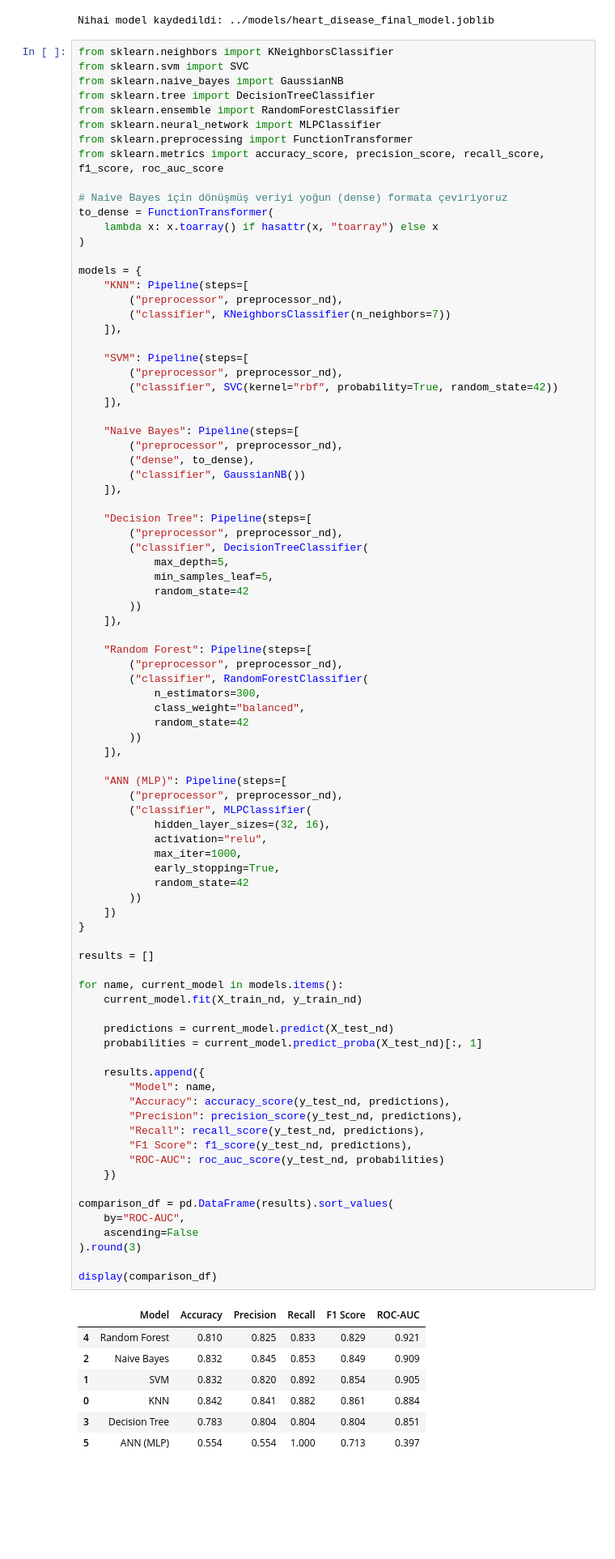
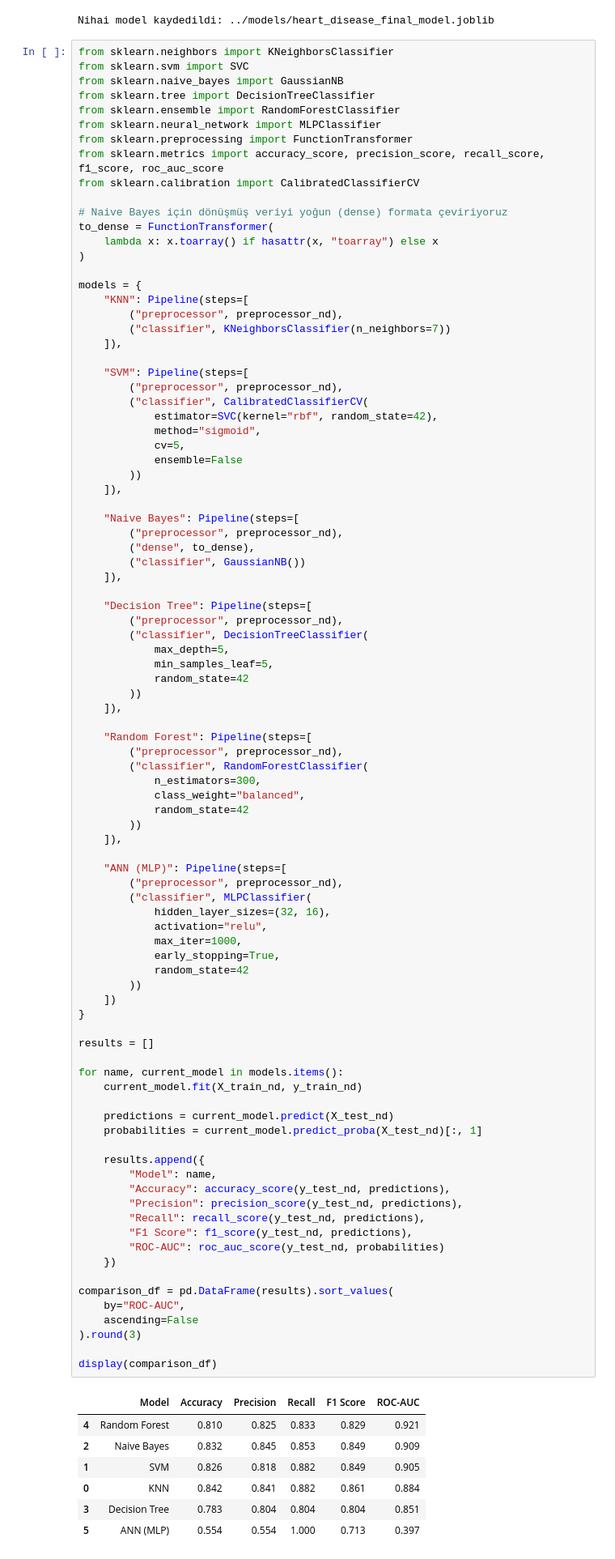
Before and after one commit to Simsim010/heart-disease-ml, a Jupyter notebook: notebooks/heart_disease_analysis.ipynb, the cells around one changed output. Shown at 81% size. Saved outputs shown, nothing was run; the diff lists cells and outputs as text; blank space fills up the shorter version.

Commit message:
Clean model comparison and update SVM calibration

```diff
--- a/notebooks/heart_disease_analysis.ipynb
+++ b/notebooks/heart_disease_analysis.ipynb
@@ -567,6 +567,7 @@ from sklearn.ensemble import RandomForestClassifier
 from sklearn.neural_network import MLPClassifier
 from sklearn.preprocessing import FunctionTransformer
 from sklearn.metrics import accuracy_score, precision_score, recall_score, f1_score, roc_auc_score
+from sklearn.calibration import CalibratedClassifierCV
 
 # Naive Bayes için dönüşmüş veriyi yoğun (dense) formata çeviriyoruz
 to_dense = FunctionTransformer(
@@ -581,7 +582,12 @@ models = {
 
     "SVM": Pipeline(steps=[
         ("preprocessor", preprocessor_nd),
-        ("classifier", SVC(kernel="rbf", probability=True, random_state=42))
+        ("classifier", CalibratedClassifierCV(
+            estimator=SVC(kernel="rbf", random_state=42),
+            method="sigmoid",
+            cv=5,
+            ensemble=False
+        ))
     ]),
 
     "Naive Bayes": Pipeline(steps=[
@@ -620,34 +626,34 @@ models = {
     ])
 }
 
 results = []
 
 for name, current_model in models.items():
     current_model.fit(X_train_nd, y_train_nd)
 
     predictions = current_model.predict(X_test_nd)
     probabilities = current_model.predict_proba(X_test_nd)[:, 1]
 
     results.append({
         "Model": name,
         "Accuracy": accuracy_score(y_test_nd, predictions),
         "Precision": precision_score(y_test_nd, predictions),
         "Recall": recall_score(y_test_nd, predictions),
         "F1 Score": f1_score(y_test_nd, predictions),
         "ROC-AUC": roc_auc_score(y_test_nd, probabilities)
     })
 
 comparison_df = pd.DataFrame(results).sort_values(
     by="ROC-AUC",
     ascending=False
 ).round(3)
 
 display(comparison_df)
 # %% [output]
 |  | Model | Accuracy | Precision | Recall | F1 Score | ROC-AUC |
 | 4 | Random Forest | 0.810 | 0.825 | 0.833 | 0.829 | 0.921 |
 | 2 | Naive Bayes | 0.832 | 0.845 | 0.853 | 0.849 | 0.909 |
-| 1 | SVM | 0.832 | 0.820 | 0.892 | 0.854 | 0.905 |
+| 1 | SVM | 0.826 | 0.818 | 0.882 | 0.849 | 0.905 |
 | 0 | KNN | 0.842 | 0.841 | 0.882 | 0.861 | 0.884 |
 | 3 | Decision Tree | 0.783 | 0.804 | 0.804 | 0.804 | 0.851 |
 | 5 | ANN (MLP) | 0.554 | 0.554 | 1.000 | 0.713 | 0.397 |
```
Also changed, not shown: parts of 2 cells of this notebook.
